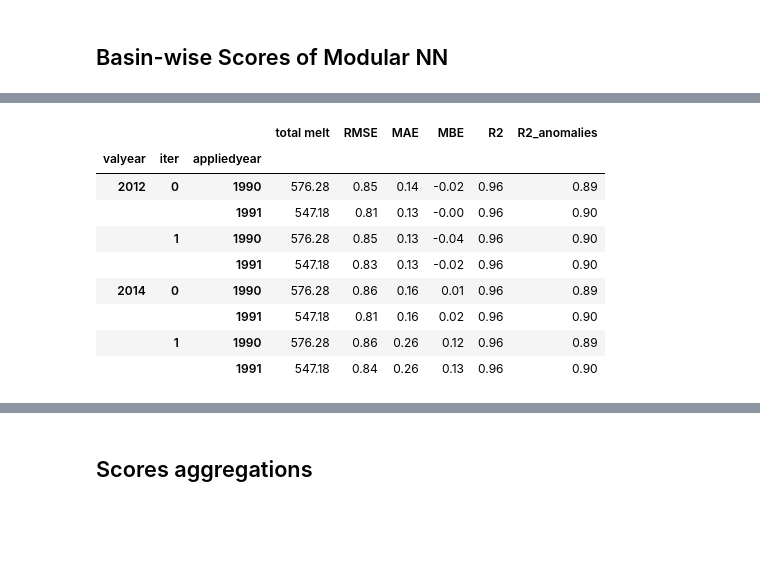
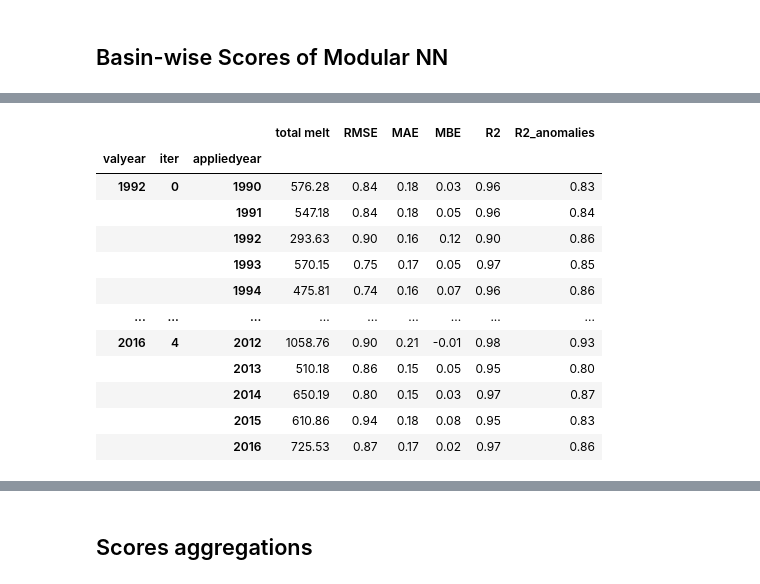
Before and after one commit to eschlager/MeltEmulationRobustness, a Jupyter notebook: eval_transferability/crossval_erainterim_alldata.ipynb, the cells around one changed output, grey strips where cells are left out. Drawn from its saved outputs; the diff is of its cells as text; code cells hidden in the pictures; blank space fills up the shorter version.

```diff
--- a/eval_transferability/crossval_erainterim_alldata.ipynb
+++ b/eval_transferability/crossval_erainterim_alldata.ipynb
@@ -24,12 +64,18 @@ chunking = {'time': -1, 'y': -1, 'x': -1}
 pred_dir = os.path.sep.join([base_dir, 'output', 'crossval_ERAI_modularNNEBM'])
 pred_dir = os.path.sep.join([base_dir, 'output', 'crossval_CESM2_modularNNEBM_mse'])
 pred_dir = os.path.sep.join([base_dir, 'output', 'crossval_ERAI_modularNNEBM_stabilized'])
+pred_dir = '/dmidata/projects/smb_and_polar_rcm/elkesc/output/Crossval/crossval_ERAI_modularNNEBM/'
+
+# # load climatology of true melt
+# ds_clim = xr.open_dataset(os.path.sep.join([base_dir, 'data', 'interim', 'ERAI', 'HIRHAM5', 'firnpack', 'climat_snmel_1990-2013_smoothed15.nc']))
+# #ds_clim = xr.open_dataset(os.path.sep.join([base_dir, 'data', 'interim', 'CESM2', 'HIRHAM5', 'firnpack', 'climat_1990-2013_smoothed15.nc']))
+# snmel_clim = ds_clim['snmel']#.sel(x=ds_pred['x'], y=ds_pred['y'])
+# snmel_clim
 
 
-# load climatology of true melt
-#ds_clim = xr.open_dataset(os.path.sep.join([base_dir, 'data', 'interim', 'ERAI', 'HIRHAM5', 'firnpack', 'climat_snmel_1990-2013_smoothed15.nc']))
-ds_clim = xr.open_dataset(os.path.sep.join([base_dir, 'data', 'interim', 'CESM2', 'HIRHAM5', 'firnpack', 'climat_1990-2013_smoothed15.nc']))
-snmel_clim = ds_clim['snmel']#.sel(x=ds_pred['x'], y=ds_pred['y'])
+ds_clim = xr.open_dataset(os.path.sep.join([base_dir, 'data', 'interim', 'ERAI', 'HIRHAM5', 'firnpack', 'climat_snmel_1990-2013.nc']))
+ds_clim_15 = calc_smoothed_climatology(ds_clim, rolling_window=15)
+snmel_clim = ds_clim_15['snmel']
 snmel_clim
 # %% [output]
 <xarray.DataArray 'snmel' (time: 366, y: 602, x: 402)> Size: 354MB
@@ -160,8 +129,8 @@ Attributes: (0)
 # %%
 
-valyears = [2012, 2014]#range(2000, 2015, 2)
-appliedyears = [1990, 1991]
-iter_n = [0,1]#range(5)
+valyears = range(1992, 2017, 2) #range(2000, 2015, 2)
+appliedyears = range(1990, 2017) #[1990, 1991]
+iter_n = range(5)
 scaling_factor = 1.796553703424 / 58391
 
 metrics = ['total melt', 'RMSE', 'MAE', 'MBE', 'R2', 'R2_anomalies']
@@ -174,29 +143,32 @@ df_per_year = pd.DataFrame(np.nan,  index=index, dtype=float,
     columns=metrics)
 
 for year in valyears:
-    for it in iter_n:
-        try:
-            data_dir = os.path.sep.join([pred_dir, f'fold_{year}', f'iter_{it}', 'pred_data.zarr'])
-            print(f'Load data {data_dir} ...')
-            ds_pred = xr.open_dataset(data_dir).chunk(chunking)
-            for ay in appliedyears:
-                pred_da = ds_pred['snmel_pred'].sel(time=slice(f"{ay}-01-01", f"{ay}-12-31")).compute()
-                true_da = ds_pred['snmel_true'].sel(time=slice(f"{ay}-01-01", f"{ay}-12-31")).compute()
+    data_dir = os.path.sep.join([pred_dir, f'fold_{year}', 'pred_data.zarr'])
+    print(f'Load data {data_dir} ...')
+    with xr.open_dataset(data_dir).chunk(chunking) as ds:
+        for it in iter_n:
+            ds_true = ds['snmel_true']
+            try:
 
-                residual = pred_da - true_da
-                total_melt = true_da.sum(dim=['time','x','y']).item()*scaling_factor
-                df_per_year.loc[(year,it,ay), 'total melt'] = total_melt
-                df_per_year.loc[(year,it,ay), 'RMSE'] = get_rmse(residual)
-                df_per_year.loc[(year,it,ay), 'MAE'] = get_mae(residual)
-                df_per_year.loc[(year,it,ay), 'MBE'] = get_mbe(residual)
-                df_per_year.loc[(year,it,ay), 'R2'] = get_r2(true_da.values, pred_da.values)
+                ds_pred_it = ds['snmel_pred'].sel(iteration=it)
+                for ay in appliedyears:
+                    pred_da = ds_pred_it.sel(time=slice(f"{ay}-01-01", f"{ay}-12-31")).compute()
+                    true_da = ds_true.sel(time=slice(f"{ay}-01-01", f"{ay}-12-31")).compute()
 
-                #print('Calculate anomalies')
-                anomaly_pred, _, _ = calc_anomaly(pred_da, ds_clim['snmel'].sel(x=ds_pred['x'].astype(int), y=ds_pred['y'].astype(int)))
-                anomaly_true, _, _ = calc_anomaly(true_da, ds_clim['snmel'].sel(x=ds_pred['x'].astype(int), y=ds_pred['y'].astype(int)))
-                df_per_year.loc[(year,it,ay), 'R2_anomalies'] = get_r2(anomaly_true.values, anomaly_pred.values)
-        except Exception as e:
-            print(e)
+                    residual = pred_da - true_da
+                    total_melt = true_da.sum(dim=['time','x','y']).item()*scaling_factor
+                    df_per_year.loc[(year,it,ay), 'total melt'] = total_melt
+                    df_per_year.loc[(year,it,ay), 'RMSE'] = get_rmse(residual)
+                    df_per_year.loc[(year,it,ay), 'MAE'] = get_mae(residual)
+                    df_per_year.loc[(year,it,ay), 'MBE'] = get_mbe(residual)
+                    df_per_year.loc[(year,it,ay), 'R2'] = get_r2(true_da.values, pred_da.values)
+
+                    #print('Calculate anomalies')
+                    anomaly_pred, _, _ = calc_anomaly(pred_da, ds_clim['snmel'].sel(x=ds_pred_it['x'].astype(int), y=ds_pred_it['y'].astype(int)))
+                    anomaly_true, _, _ = calc_anomaly(true_da, ds_clim['snmel'].sel(x=ds_pred_it['x'].astype(int), y=ds_pred_it['y'].astype(int)))
+                    df_per_year.loc[(year,it,ay), 'R2_anomalies'] = get_r2(anomaly_true.values, anomaly_pred.values)
+            except Exception as e:
+                print(e)
 
 display(df_per_year.round(2))
 # %% [output]
@@ -220,10 +188,13 @@ valyear iter appliedyear
 |  |  |  | total melt | RMSE | MAE | MBE | R2 | R2_anomalies |
 | valyear | iter | appliedyear |  |  |  |  |  |  |
-| 2012 | 0 | 1990 | 576.28 | 0.85 | 0.14 | -0.02 | 0.96 | 0.89 |
-|  |  | 1991 | 547.18 | 0.81 | 0.13 | -0.00 | 0.96 | 0.90 |
-|  | 1 | 1990 | 576.28 | 0.85 | 0.13 | -0.04 | 0.96 | 0.90 |
-|  |  | 1991 | 547.18 | 0.83 | 0.13 | -0.02 | 0.96 | 0.90 |
-| 2014 | 0 | 1990 | 576.28 | 0.86 | 0.16 | 0.01 | 0.96 | 0.89 |
-|  |  | 1991 | 547.18 | 0.81 | 0.16 | 0.02 | 0.96 | 0.90 |
-|  | 1 | 1990 | 576.28 | 0.86 | 0.26 | 0.12 | 0.96 | 0.89 |
-|  |  | 1991 | 547.18 | 0.84 | 0.26 | 0.13 | 0.96 | 0.90 |
+| 1992 | 0 | 1990 | 576.28 | 0.84 | 0.18 | 0.03 | 0.96 | 0.83 |
+|  |  | 1991 | 547.18 | 0.84 | 0.18 | 0.05 | 0.96 | 0.84 |
+|  |  | 1992 | 293.63 | 0.90 | 0.16 | 0.12 | 0.90 | 0.86 |
+|  |  | 1993 | 570.15 | 0.75 | 0.17 | 0.05 | 0.97 | 0.85 |
+|  |  | 1994 | 475.81 | 0.74 | 0.16 | 0.07 | 0.96 | 0.86 |
+| ... | ... | ... | ... | ... | ... | ... | ... | ... |
+| 2016 | 4 | 2012 | 1058.76 | 0.90 | 0.21 | -0.01 | 0.98 | 0.93 |
+|  |  | 2013 | 510.18 | 0.86 | 0.15 | 0.05 | 0.95 | 0.80 |
+|  |  | 2014 | 650.19 | 0.80 | 0.15 | 0.03 | 0.97 | 0.87 |
+|  |  | 2015 | 610.86 | 0.94 | 0.18 | 0.08 | 0.95 | 0.83 |
+|  |  | 2016 | 725.53 | 0.87 | 0.17 | 0.02 | 0.97 | 0.86 |
```
Also changed, not shown: parts of 20 cells of this notebook.
